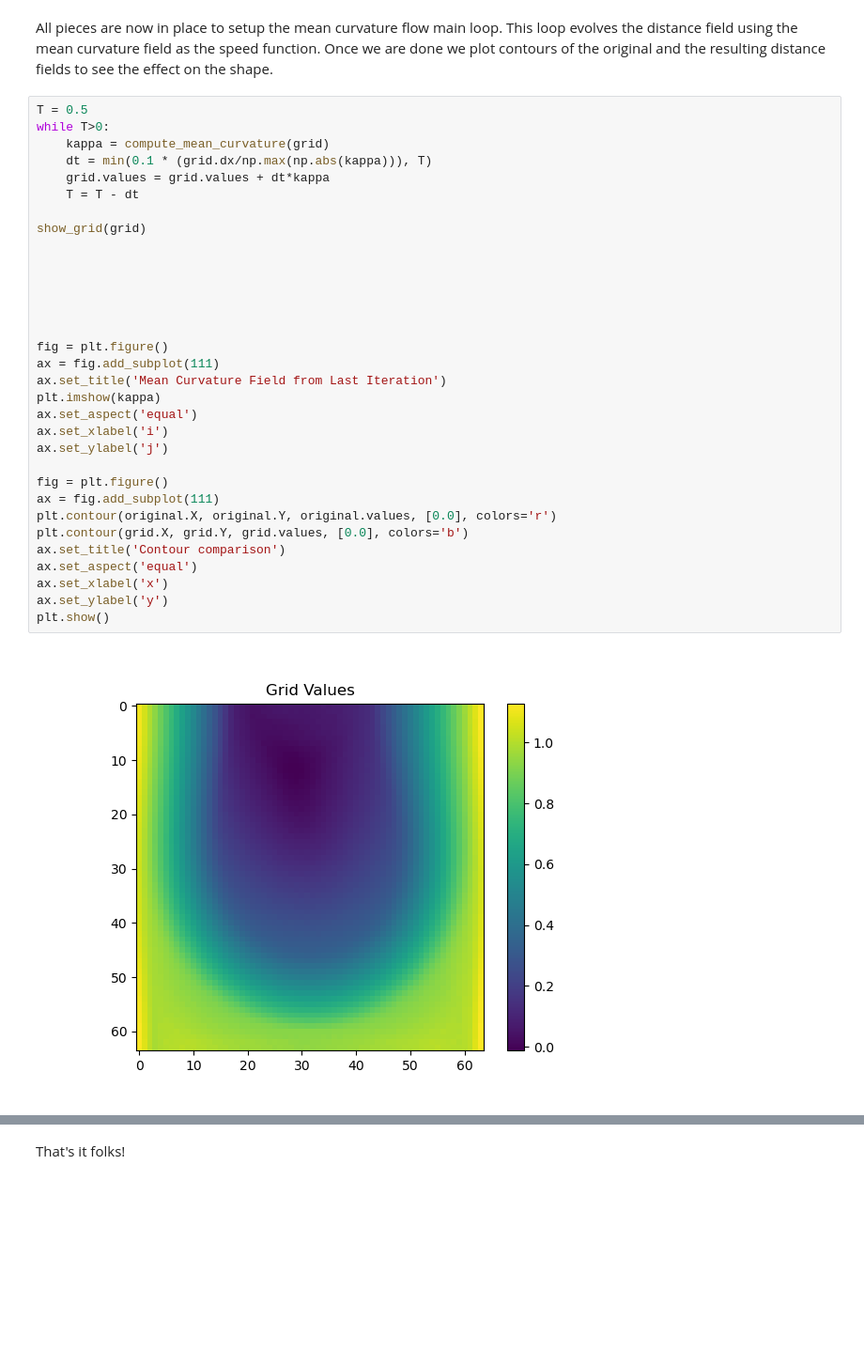
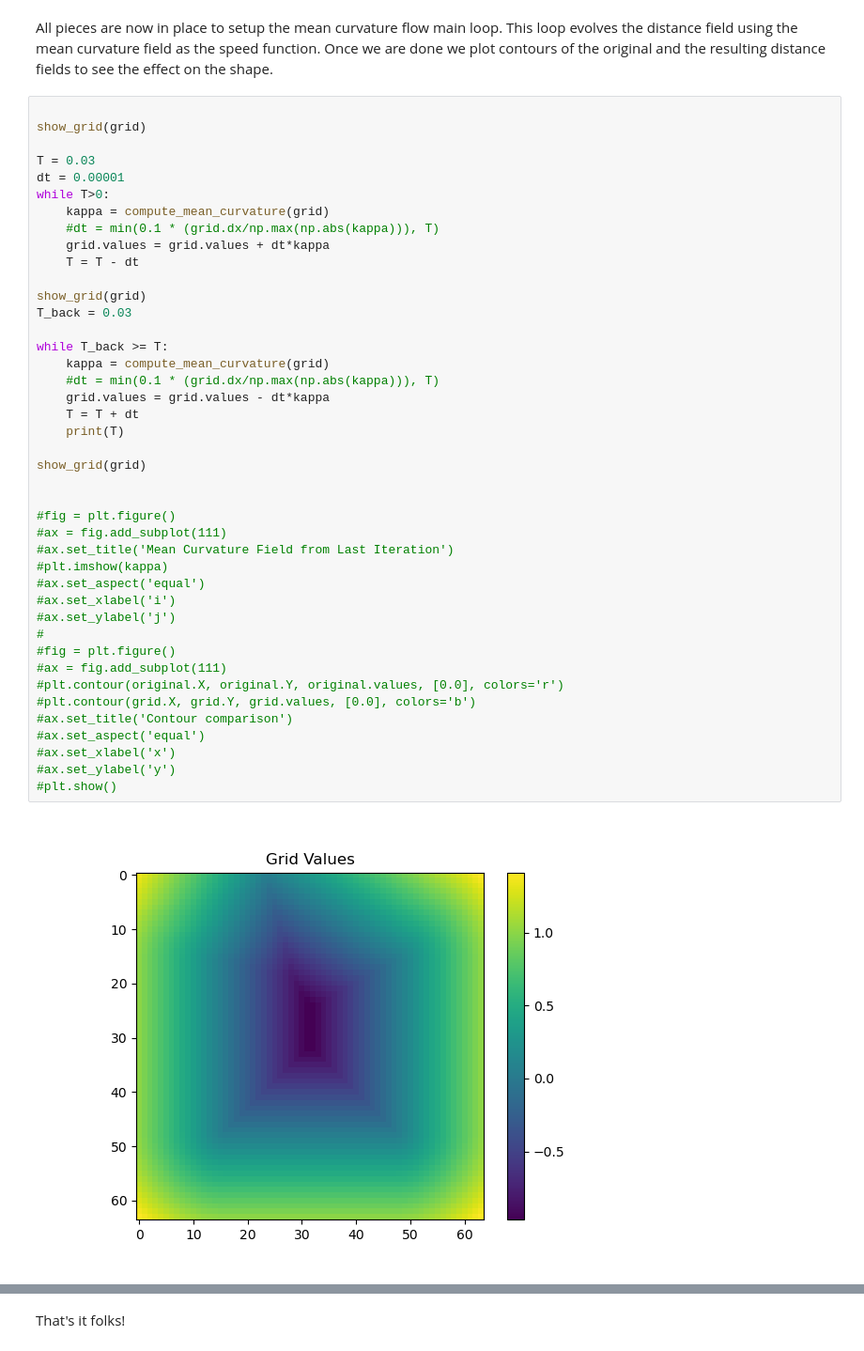
Before and after one commit to Martininigoaguayo/Comp_SIm, a Jupyter notebook: Week 2/week2.ipynb, the cells around one changed output, grey strips where cells are left out. Shown at 94% size. Drawn from its saved outputs; the diff is of its cells as text; blank space fills up the shorter version.

```diff
--- a/Week 2/week2.ipynb
+++ b/Week 2/week2.ipynb
@@ -421,36 +420,46 @@ original = make_copy(grid)
 # %% [markdown]
 All pieces are now in place to setup the mean curvature flow main loop. This loop evolves the distance field using the mean curvature field as the speed function. Once we are done we plot contours of the original and the resulting distance fields to see the effect on the shape.
 # %%
-T = 0.5
+
+show_grid(grid)
+
+T = 0.03
+dt = 0.00001
 while T>0:
     kappa = compute_mean_curvature(grid)
-    dt = min(0.1 * (grid.dx/np.max(np.abs(kappa))), T)
+    #dt = min(0.1 * (grid.dx/np.max(np.abs(kappa))), T)
     grid.values = grid.values + dt*kappa
     T = T - dt
 
 show_grid(grid)
+T_back = 0.03
+
+while T_back >= T:
+    kappa = compute_mean_curvature(grid)
+    #dt = min(0.1 * (grid.dx/np.max(np.abs(kappa))), T)
+    grid.values = grid.values - dt*kappa
+    T = T + dt
+    print(T)
+
+show_grid(grid)
 
 
-
-
-
-
-fig = plt.figure()
-ax = fig.add_subplot(111)
-ax.set_title('Mean Curvature Field from Last Iteration')
-plt.imshow(kappa)
-ax.set_aspect('equal')
-ax.set_xlabel('i')
-ax.set_ylabel('j')
-
-fig = plt.figure()
-ax = fig.add_subplot(111)
-plt.contour(original.X, original.Y, original.values, [0.0], colors='r')
-plt.contour(grid.X, grid.Y, grid.values, [0.0], colors='b')
-ax.set_title('Contour comparison')
-ax.set_aspect('equal')
-ax.set_xlabel('x')
-ax.set_ylabel('y')
-plt.show()
+#fig = plt.figure()
+#ax = fig.add_subplot(111)
+#ax.set_title('Mean Curvature Field from Last Iteration')
+#plt.imshow(kappa)
+#ax.set_aspect('equal')
+#ax.set_xlabel('i')
+#ax.set_ylabel('j')
+#
+#fig = plt.figure()
+#ax = fig.add_subplot(111)
+#plt.contour(original.X, original.Y, original.values, [0.0], colors='r')
+#plt.contour(grid.X, grid.Y, grid.values, [0.0], colors='b')
+#ax.set_title('Contour comparison')
+#ax.set_aspect('equal')
+#ax.set_xlabel('x')
+#ax.set_ylabel('y')
+#plt.show()
 # %% [output]
-[figure, old version]
+[figure, new version]
```
Also changed, not shown: parts of 2 cells of this notebook, 3 other files.
